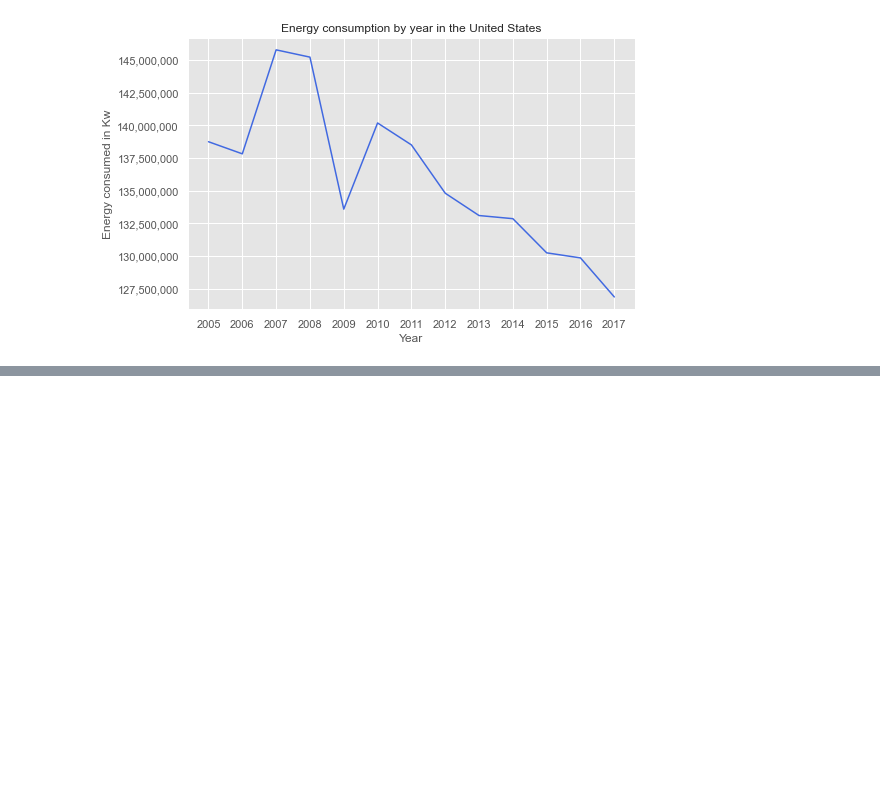
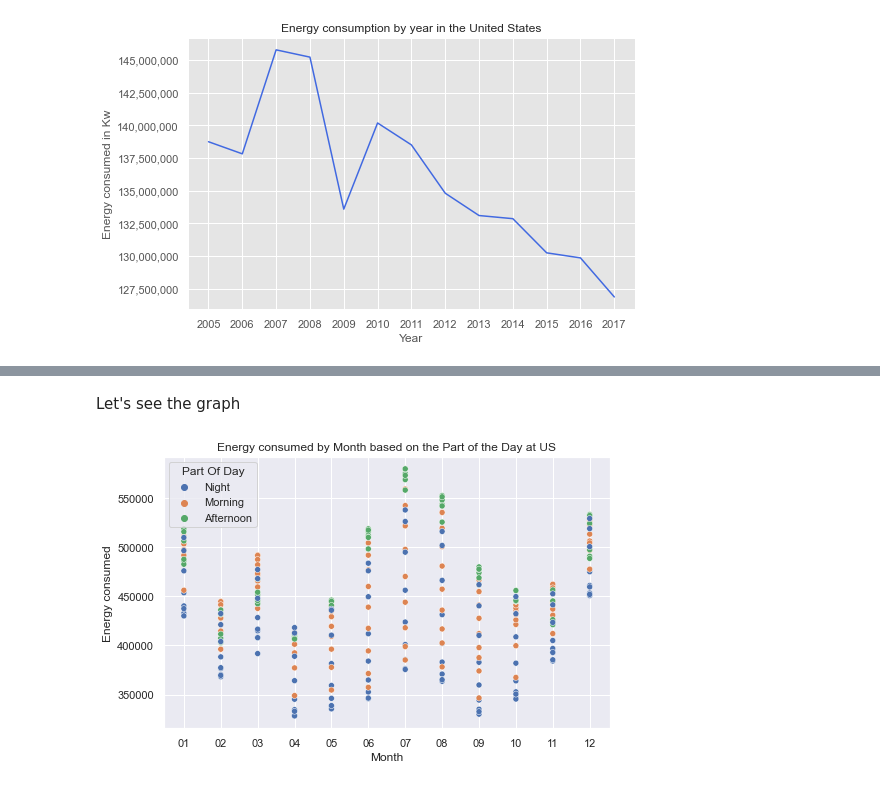
Before and after one commit to rromerov/Data-Science-Projects, a Jupyter notebook: predictions.ipynb, the cells around one changed output, grey strips where cells are left out. Drawn from its saved outputs; the diff is of its cells as text; code cells hidden in the pictures; blank space fills up the shorter version.

```diff
--- a/predictions.ipynb
+++ b/predictions.ipynb
@@ -245,0 +251,2 @@ plt.show()
+# %%
+data.Hour=data.Hour.astype(int)
@@ -245,0 +284,6 @@ plt.show()
+# %%
+KwConsumed2017=data[data["Year"]=="2017"]
+KwConsumed2017grouped=KwConsumed2017.groupby(["Hour","Month"]).sum()
+#This is done to recover the column Hour
+KwConsumed2017grouped.reset_index(inplace=True)
+KwConsumed2017grouped
@@ -245,0 +306,12 @@ plt.show()
+# %%
+import numpy as np
+conditions = [
+       ((KwConsumed2017grouped['Hour'] >= 0 ) & (KwConsumed2017grouped['Hour'] <= 5) | (KwConsumed2017grouped['Hour']>=21)),
+       ((KwConsumed2017grouped['Hour'] >= 6 ) & (KwConsumed2017grouped['Hour'] <= 14)),
+       ((KwConsumed2017grouped['Hour'] >= 14 ) & (KwConsumed2017grouped['Hour'] <= 20))]
+
+
+result=["Night","Morning","Afternoon"]
+
+KwConsumed2017grouped['Part Of Day'] = np.select(conditions, result)
+KwConsumed2017grouped
@@ -245,0 +332,8 @@ plt.show()
+# %% [markdown]
+Let's see the graph
+# %%
+sns.scatterplot(x="Month",y="Energy consumed",data=KwConsumed2017grouped,hue="Part Of Day")
+plt.title("Energy consumed by Month based on the Part of the Day at US")
+plt.show()
+# %% [output]
+[figure, added]
```
Also changed, not shown: parts of 19 cells of this notebook.
